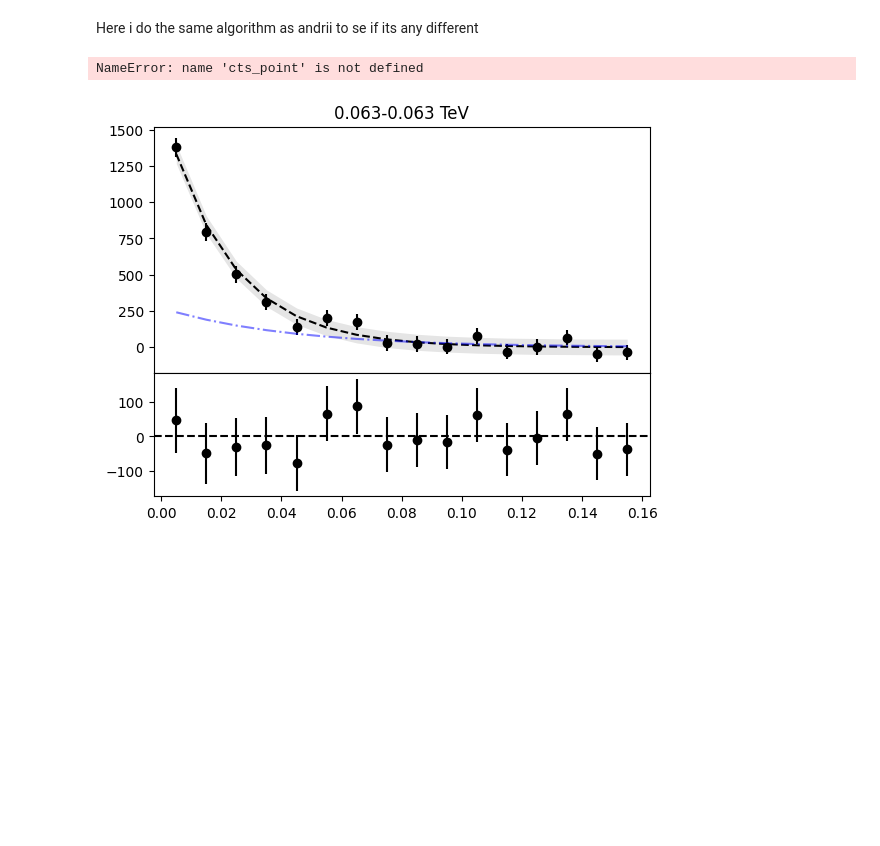
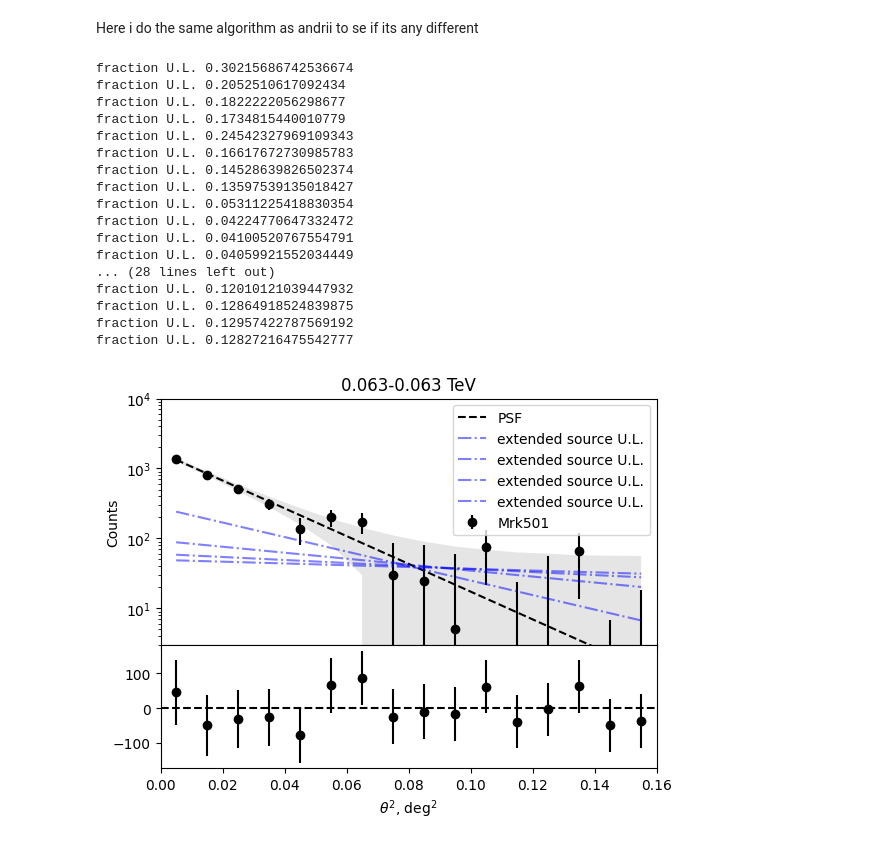
Before and after one commit to Nico812/CTAO-1DC-Blazars-analysis-TP5, a Jupyter notebook: MRK501_DC1.ipynb, the cells around one changed output. Drawn from its saved outputs; the diff is of its cells as text; code cells hidden in the pictures; blank space fills up the shorter version.

```diff
--- a/MRK501_DC1.ipynb
+++ b/MRK501_DC1.ipynb
@@ -178,11 +179,11 @@ for i, (ct, ct_err) in enumerate(zip(cts, cts_err)):
         return (gauss1+gauss2+gauss3)
 
     psf_component = psf_model(th2)
-    # rescaling the error
-    psf_component_err = ct_err*sum(psf_component)/sum(ct)
     # rescaling the psf component to match total counts of the data
-    psf_component_err *= sum(ct)/sum(psf_component)
     psf_component *= sum(ct)/sum(psf_component)
+    #psf_component_err = ct_err*sum(psf_component)/sum(ct)
+    psf_component_err = np.sqrt(psf_component)
+
     chi2_noext = np.sum(((ct - psf_component)**2 / (ct_err**2 + psf_component_err**2)))
 
     # taken from andrii notebook, to fit with psf better:
@@ -203,6 +204,7 @@ for i, (ct, ct_err) in enumerate(zip(cts, cts_err)):
                 adjust/=step
     psf_component=adjust*psf_component
     psf_component_err=adjust*psf_component_err
+    chi2_noext = np.sum(((ct - psf_component)**2 / (ct_err**2 + psf_component_err**2)))
 
     fig, axs = plt.subplots(2, 1, sharex=True, gridspec_kw={'height_ratios': [2, 1]})
     fig.subplots_adjust(hspace=0)
@@ -353,6 +355,8 @@ flux_ratios = np.zeros((len(sigmas_ext), len(e)))
 chi2max = 2.71
 
 for i, (ct, ct_err) in enumerate(zip(cts, cts_err)):
+    if i>10:
+        continue
     # psf_index will store the best index for accessing the PSF values form the file.
     psf_index = None
     for j in range(len(psf_e_bins) - 1):
@@ -369,11 +373,9 @@ for i, (ct, ct_err) in enumerate(zip(cts, cts_err)):
         return (gauss1+gauss2+gauss3)
 
     psf_component = psf_model(th2)
-    # rescaling the error
+    # rescaling the psf component to match total counts of the data
+    psf_component *= sum(ct)/sum(psf_component)
     psf_component_err = ct_err*sum(psf_component)/sum(ct)
-    # rescaling the psf component to match total counts of the data
-    psf_component_err *= sum(ct)/sum(psf_component)
-    psf_component *= sum(ct)/sum(psf_component)
     chi2_noext = np.sum(((ct - psf_component)**2 / (ct_err**2 + psf_component_err**2)))
 
     # taken from andrii notebook, to fit with psf better:
@@ -450,34 +452,50 @@ for i, (ct, ct_err) in enumerate(zip(cts, cts_err)):
         adjust=1.
         adjust1=1.
         chisq_lim=chisq_best
         while(chisq_lim<chisq_best+chi2max):
             chisq_best1=1e10
             adjust1*=step
             chisq=sum((ct-adjust*model_ps-adjust1*model_ext)**2/(ct_err**2+(model_err)**2))
             while(chisq<chisq_best1):
                 chisq_best1=chisq
                 chisq0=sum((ct-step*adjust*model_ps-adjust1*model_ext)**2/(ct_err**2+(model_err)**2))
                 chisq1=sum((ct-adjust*model_ps/step-adjust1*model_ext)**2/(ct_err**2+(model_err)**2))
                 chisq_vec=np.array([chisq0,chisq1])
                 chisq=min(chisq_vec)
                 ind=np.argmin(chisq_vec)
                 if(chisq<chisq_best1):
                     if(ind==0):
                         adjust*=step
                     if(ind==1):
                         adjust/=step
             #print('..',adjust,adjust1,adjust1*cts_ext,adjust*cts_point,chisq_lim)
             chisq_lim=chisq_best1
         axs[0].plot(th2,adjust1*model_ext,color='blue',alpha=0.5,linestyle='dashdot',label='extended source U.L.')
         ext_ul=sum(adjust1*model_ext)
-        print('fraction U.L.',ext_ul/(cts_point+tot_ct_ext))
-        flux_ratios[k,i]=ext_ul/(np.sum(psf_component)+cts_ext)
+        print('fraction U.L.',ext_ul/(np.sum(psf_component)+tot_ct_ext))
+        flux_ratios[k,i]=ext_ul/(np.sum(psf_component)+tot_ct_ext)
         plt.xlabel(r'$\theta^2$, deg$^2$')
         axs[0].set_ylabel('Counts')
         axs[0].set_yscale('log')
         axs[0].set_ylim(3e0,1e4)
         axs[0].legend(loc='upper right')
         plt.xlim(0,0.16)
 # %% [output]
-NameError: name 'cts_point' is not defined
+fraction U.L. 0.30215686742536674
+fraction U.L. 0.2052510617092434
+fraction U.L. 0.1822222056298677
+fraction U.L. 0.1734815440010779
+fraction U.L. 0.24542327969109343
+fraction U.L. 0.16617672730985783
+fraction U.L. 0.14528639826502374
+fraction U.L. 0.13597539135018427
+fraction U.L. 0.05311225418830354
+fraction U.L. 0.04224770647332472
+fraction U.L. 0.04100520767554791
+fraction U.L. 0.04059921552034449
+... (28 lines left out)
+fraction U.L. 0.12010121039447932
+fraction U.L. 0.12864918524839875
+fraction U.L. 0.12957422787569192
+fraction U.L. 0.12827216475542777
-[figure, old version]
+[figure, new version]
```
Also changed, not shown: parts of 7 cells of this notebook, 3 other files.
